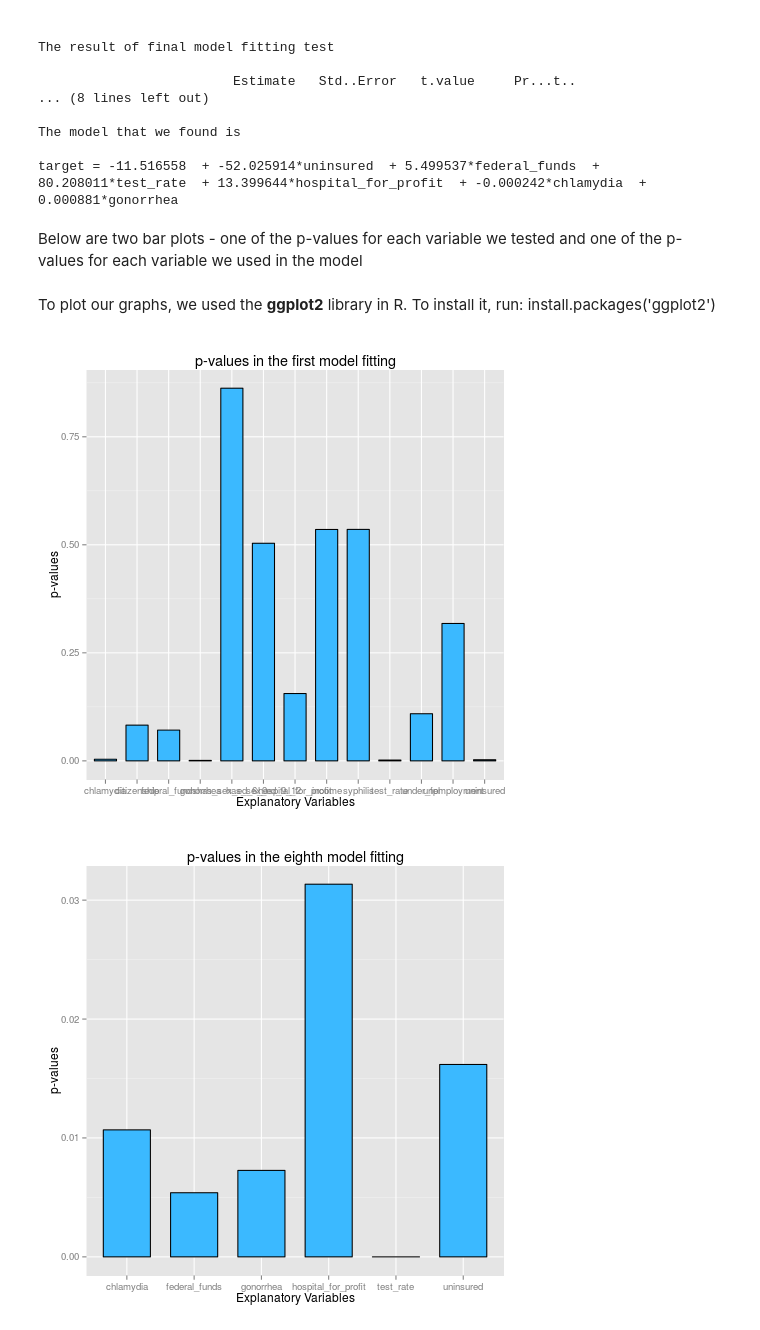
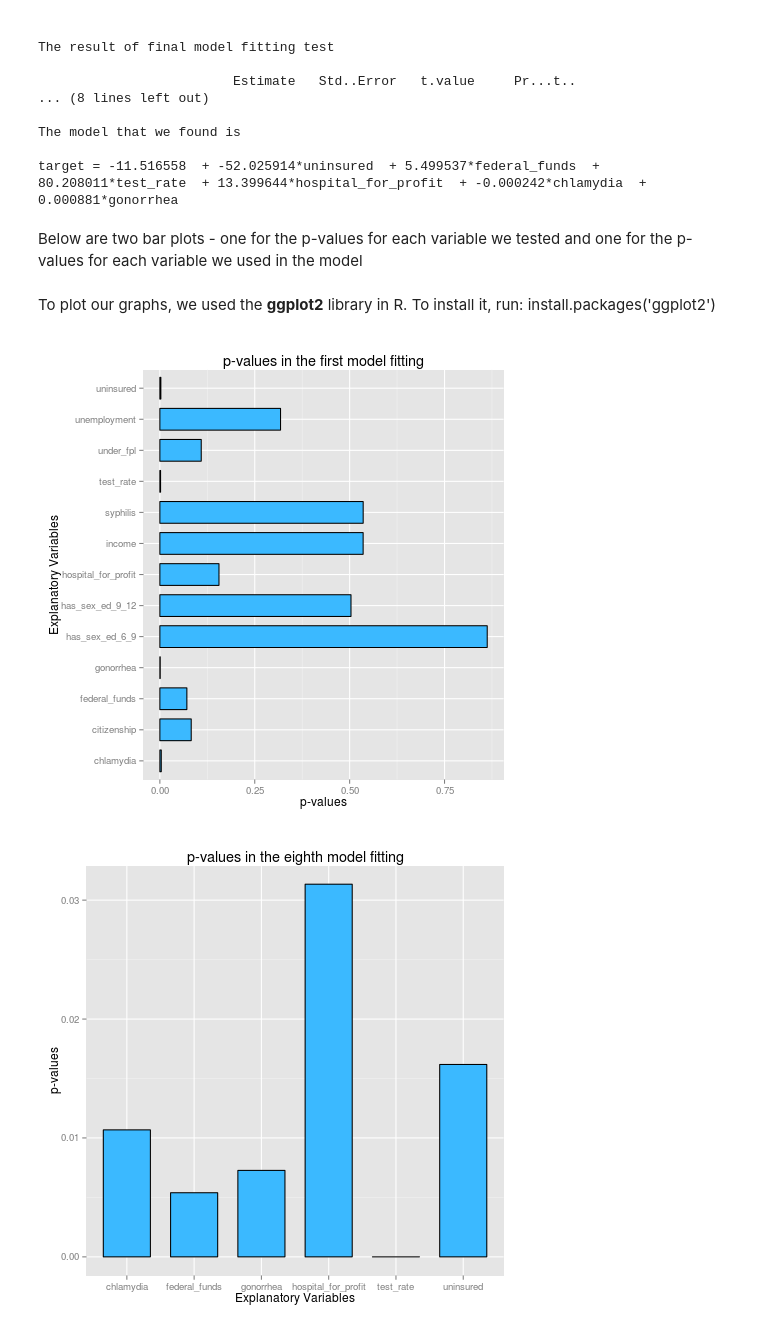
Before and after one commit to kyen89/data-analysis-template, a Jupyter notebook: notebooks/NB4_project_report.ipynb, the cells around one changed output. Cells and saved outputs as stored; diff of their text form; code cells hidden in the pictures.

```diff
--- a/notebooks/NB4_project_report.ipynb
+++ b/notebooks/NB4_project_report.ipynb
@@ -183,28 +184,28 @@ The model that we found is
 
 target = -11.516558  + -52.025914*uninsured  + 5.499537*federal_funds  + 80.208011*test_rate  + 13.399644*hospital_for_profit  + -0.000242*chlamydia  + 0.000881*gonorrhea
 # %% [markdown]
-Below are two bar plots - one of the p-values for each variable we tested and one of the p-values for each variable we used in the model
+Below are two bar plots - one for the p-values for each variable we tested and one for the p-values for each variable we used in the model
 # %% [markdown]
 To plot our graphs, we used the **ggplot2** library in R. To install it, run:
     install.packages('ggplot2')
 # %%
 %%R
 library(ggplot2)
 lm.out1 = lm(DF_Analysis$target~., data = DF_Analysis[,-c(14)])     # the first linear model fitting is executed
 stat_temp1 = summary(lm.out1)                                       # use command summary to see important statistics
 stat1 = data.frame(stat_temp1[[4]])                                 # We want to fous on coefficients part
 stat1 = stat1[-1,]                                                  # getting rid of row named (Intecept)
 stat1 = stat1[order(stat1$Pr...t..),]                               # ordering the dataframe according to p-values
 pv=data.frame(variables=rownames(stat1), p_values=stat1$Pr...t..)
 
 x <- ggplot(data=pv, aes(x=variables, y=p_values)) +
         geom_bar(colour="black", fill="#3BB9FF", width=.7, stat="identity") +
         guides(fill=FALSE) +
         xlab("Explanatory Variables") + ylab("p-values") +
-        ggtitle("p-values in the first model fitting")
+        ggtitle("p-values in the first model fitting") + coord_flip()
 print(x)
 # %% [output]
-[figure, old version]
+[figure, new version]
 # %%
 %%R
 library(ggplot2)
```
Also changed, not shown: parts of 13 cells of this notebook.
